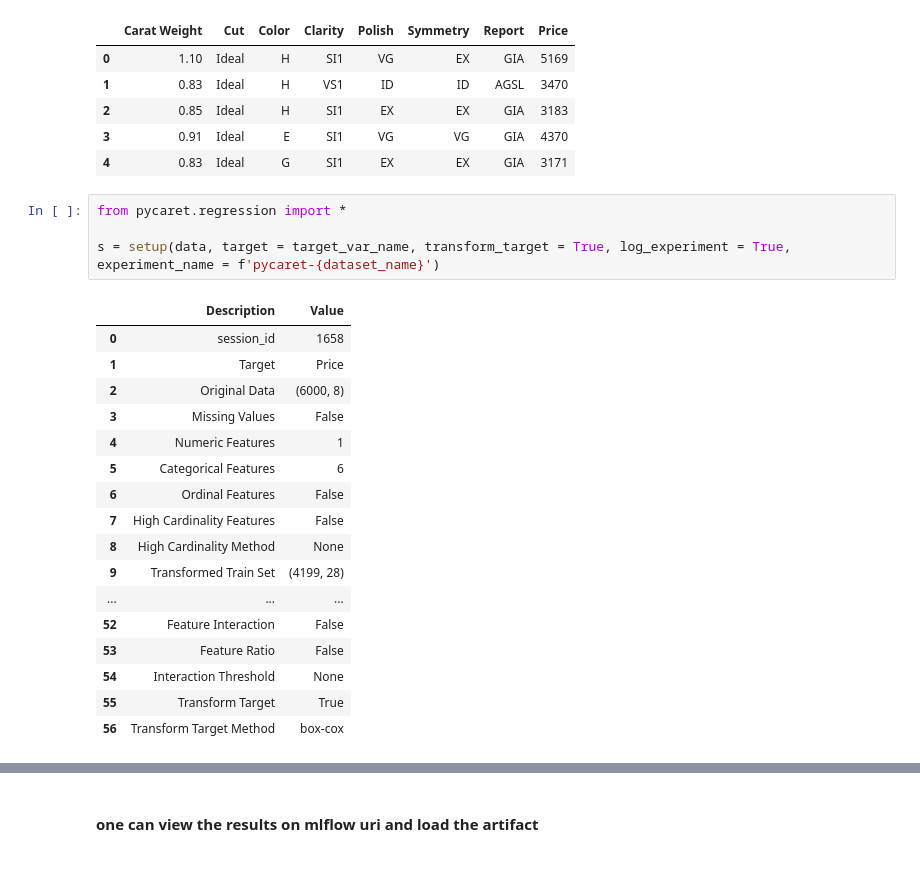
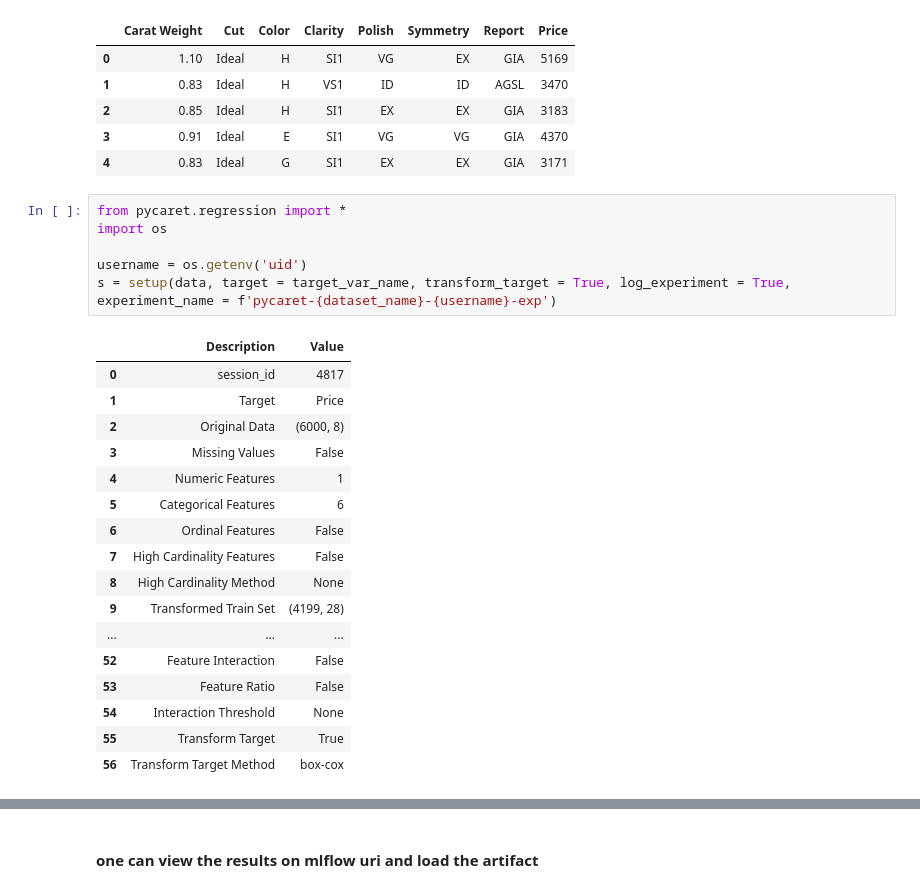
Before and after one commit to bcheng004/pycaret-mlflow-example, a Jupyter notebook: notebooks/pycaret-diamond.ipynb, the cells around one changed output, grey strips where cells are left out. Saved outputs shown, nothing was run; the diff lists cells and outputs as text.

```diff
--- a/notebooks/pycaret-diamond.ipynb
+++ b/notebooks/pycaret-diamond.ipynb
@@ -42,11 +42,13 @@ data = get_data(dataset_name)
 | 4 | 0.83 | Ideal | G | SI1 | EX | EX | GIA | 3171 |
 # %%
 from pycaret.regression import *
+import os
 
-s = setup(data, target = target_var_name, transform_target = True, log_experiment = True, experiment_name = f'pycaret-{dataset_name}')
+username = os.getenv('uid')
+s = setup(data, target = target_var_name, transform_target = True, log_experiment = True, experiment_name = f'pycaret-{dataset_name}-{username}-exp')
 # %% [output]
 |  | Description | Value |
-| 0 | session_id | 1658 |
+| 0 | session_id | 4817 |
 | 1 | Target | Price |
 | 2 | Original Data | (6000, 8) |
 | 3 | Missing Values | False |
```
Also changed, not shown: parts of 7 cells of this notebook.
